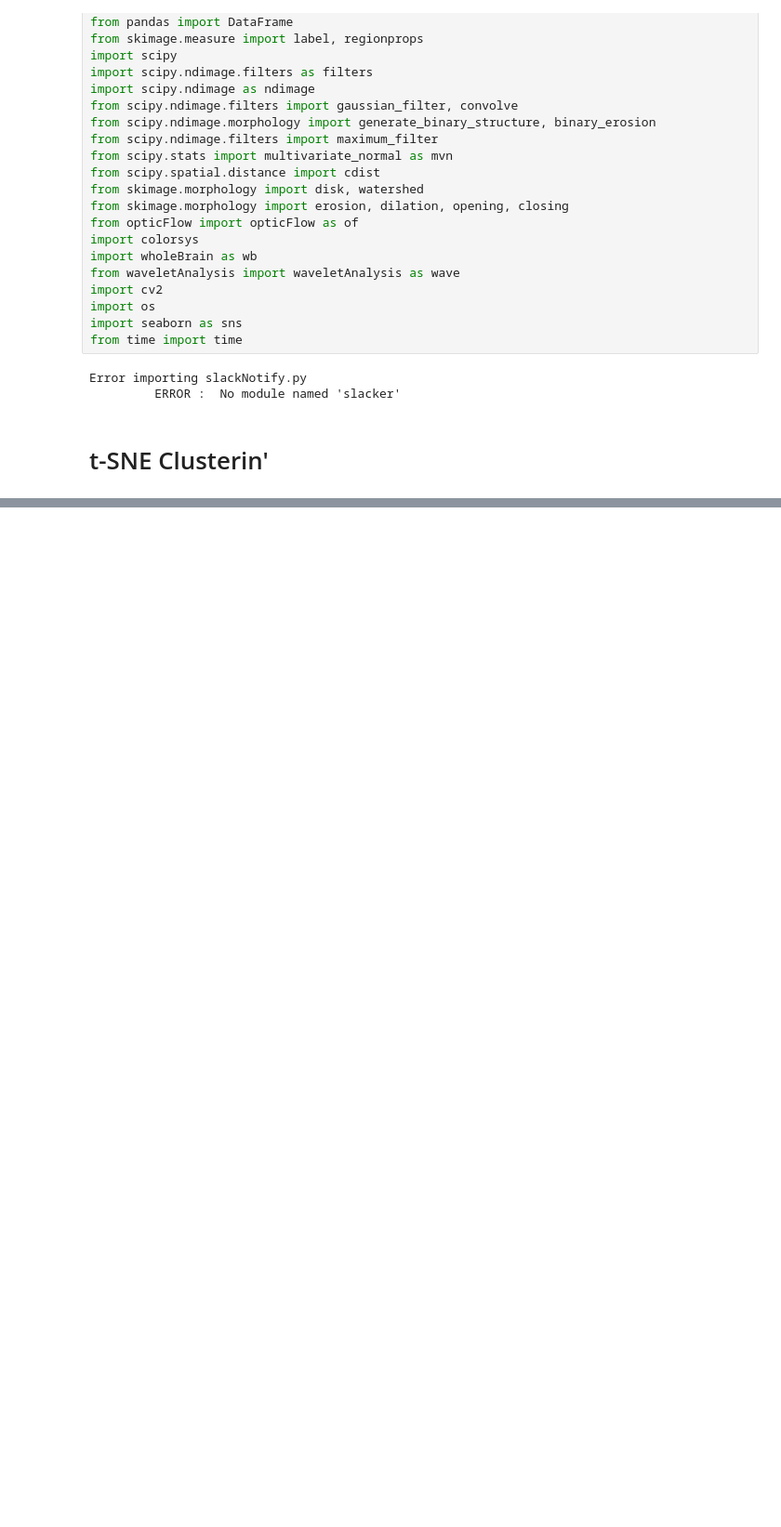
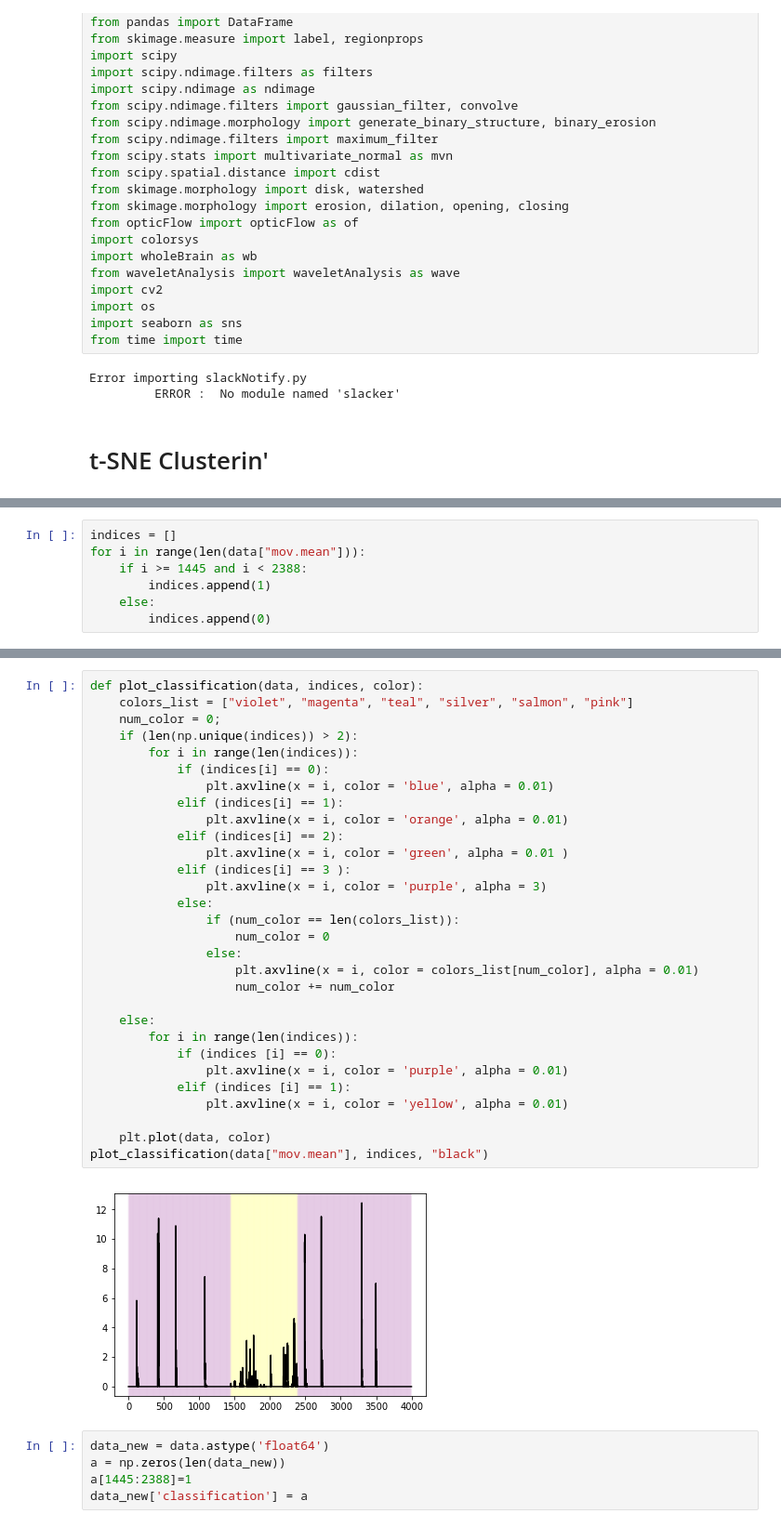
Before and after one commit to brmullen/SIP2019, a Jupyter notebook: Shreya/Clustering Data.ipynb, the cells around one changed output, grey strips where cells are left out. Shown at 93% size. Drawn from its saved outputs; the diff is of its cells as text; blank space fills up the shorter version.

```diff
--- a/Shreya/Clustering Data.ipynb
+++ b/Shreya/Clustering Data.ipynb
@@ -68,0 +69,7 @@ print(data.head())
+# %%
+indices = []
+for i in range(len(data["mov.mean"])):
+    if i >= 1445 and i < 2388:
+        indices.append(1)
+    else:
+        indices.append(0)
@@ -110,0 +137,37 @@ dtype: int64
+# %%
+def plot_classification(data, indices, color):
+    colors_list = ["violet", "magenta", "teal", "silver", "salmon", "pink"]
+    num_color = 0;
+    if (len(np.unique(indices)) > 2):
+        for i in range(len(indices)):
+            if (indices[i] == 0):
+                plt.axvline(x = i, color = 'blue', alpha = 0.01)
+            elif (indices[i] == 1):
+                plt.axvline(x = i, color = 'orange', alpha = 0.01)
+            elif (indices[i] == 2):
+                plt.axvline(x = i, color = 'green', alpha = 0.01 )
+            elif (indices[i] == 3 ):
+                plt.axvline(x = i, color = 'purple', alpha = 3)
+            else:
+                if (num_color == len(colors_list)):
+                    num_color = 0
+                else:
+                    plt.axvline(x = i, color = colors_list[num_color], alpha = 0.01)
+                    num_color += num_color
+
+    else:
+        for i in range(len(indices)):
+            if (indices [i] == 0):
+                plt.axvline(x = i, color = 'purple', alpha = 0.01)
+            elif (indices [i] == 1):
+                plt.axvline(x = i, color = 'yellow', alpha = 0.01)
+
+    plt.plot(data, color)
+plot_classification(data["mov.mean"], indices, "black")
+# %% [output]
+[figure, added]
+# %%
+data_new = data.astype('float64')
+a = np.zeros(len(data_new))
+a[1445:2388]=1
+data_new['classification'] = a
```
Also changed, not shown: parts of 12 cells of this notebook, 9 other files.
